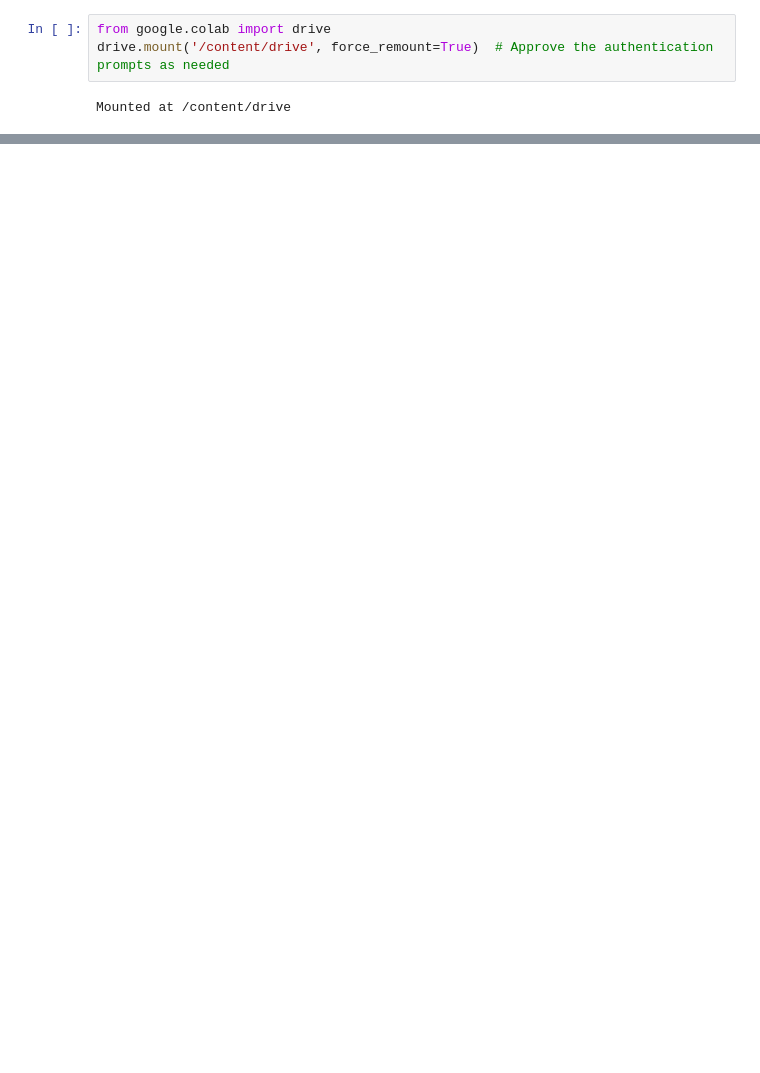
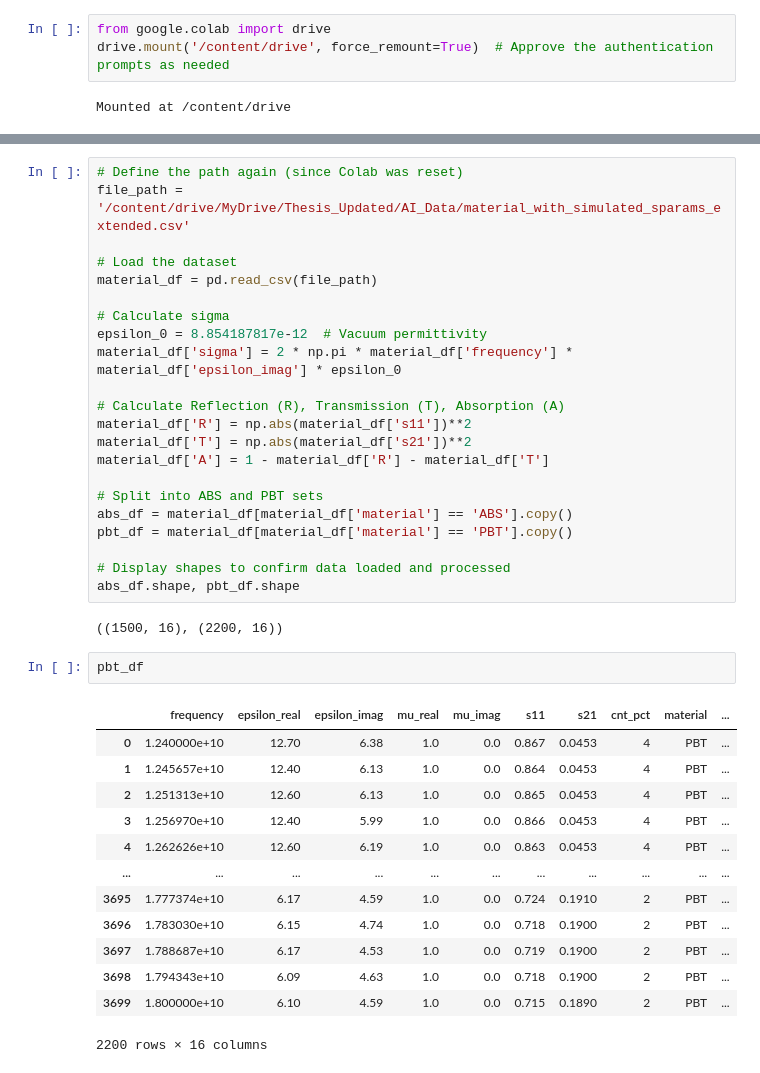
Before and after one commit to humzkhan/Adaptive_learning, a Jupyter notebook: Thesis_notebook.ipynb, the cells around one changed output, grey strips where cells are left out. Cells and saved outputs as stored; diff of their text form; blank space fills up the shorter version.

```diff
--- a/Thesis_notebook.ipynb
+++ b/Thesis_notebook.ipynb
@@ -187,0 +62,40 @@ ModuleNotFoundError: No module named 'ace_tools'
+# %%
+# Define the path again (since Colab was reset)
+file_path = '/content/drive/MyDrive/Thesis_Updated/AI_Data/material_with_simulated_sparams_extended.csv'
+
+# Load the dataset
+material_df = pd.read_csv(file_path)
+
+# Calculate sigma
+epsilon_0 = 8.854187817e-12  # Vacuum permittivity
+material_df['sigma'] = 2 * np.pi * material_df['frequency'] * material_df['epsilon_imag'] * epsilon_0
+
+# Calculate Reflection (R), Transmission (T), Absorption (A)
+material_df['R'] = np.abs(material_df['s11'])**2
+material_df['T'] = np.abs(material_df['s21'])**2
+material_df['A'] = 1 - material_df['R'] - material_df['T']
+
+# Split into ABS and PBT sets
+abs_df = material_df[material_df['material'] == 'ABS'].copy()
+pbt_df = material_df[material_df['material'] == 'PBT'].copy()
+
+# Display shapes to confirm data loaded and processed
+abs_df.shape, pbt_df.shape
+# %% [output]
+((1500, 16), (2200, 16))
+# %%
+pbt_df
+# %% [output]
+|  | frequency | epsilon_real | epsilon_imag | mu_real | mu_imag | s11 | s21 | cnt_pct | material | ... |
+| 0 | 1.240000e+10 | 12.70 | 6.38 | 1.0 | 0.0 | 0.867 | 0.0453 | 4 | PBT | ... |
+| 1 | 1.245657e+10 | 12.40 | 6.13 | 1.0 | 0.0 | 0.864 | 0.0453 | 4 | PBT | ... |
+| 2 | 1.251313e+10 | 12.60 | 6.13 | 1.0 | 0.0 | 0.865 | 0.0453 | 4 | PBT | ... |
+| 3 | 1.256970e+10 | 12.40 | 5.99 | 1.0 | 0.0 | 0.866 | 0.0453 | 4 | PBT | ... |
+| 4 | 1.262626e+10 | 12.60 | 6.19 | 1.0 | 0.0 | 0.863 | 0.0453 | 4 | PBT | ... |
+| ... | ... | ... | ... | ... | ... | ... | ... | ... | ... | ... |
+| 3695 | 1.777374e+10 | 6.17 | 4.59 | 1.0 | 0.0 | 0.724 | 0.1910 | 2 | PBT | ... |
+| 3696 | 1.783030e+10 | 6.15 | 4.74 | 1.0 | 0.0 | 0.718 | 0.1900 | 2 | PBT | ... |
+| 3697 | 1.788687e+10 | 6.17 | 4.53 | 1.0 | 0.0 | 0.719 | 0.1900 | 2 | PBT | ... |
+| 3698 | 1.794343e+10 | 6.09 | 4.63 | 1.0 | 0.0 | 0.718 | 0.1900 | 2 | PBT | ... |
+| 3699 | 1.800000e+10 | 6.10 | 4.59 | 1.0 | 0.0 | 0.715 | 0.1890 | 2 | PBT | ... |
+2200 rows × 16 columns
```
Also changed, not shown: parts of 17 cells of this notebook.
